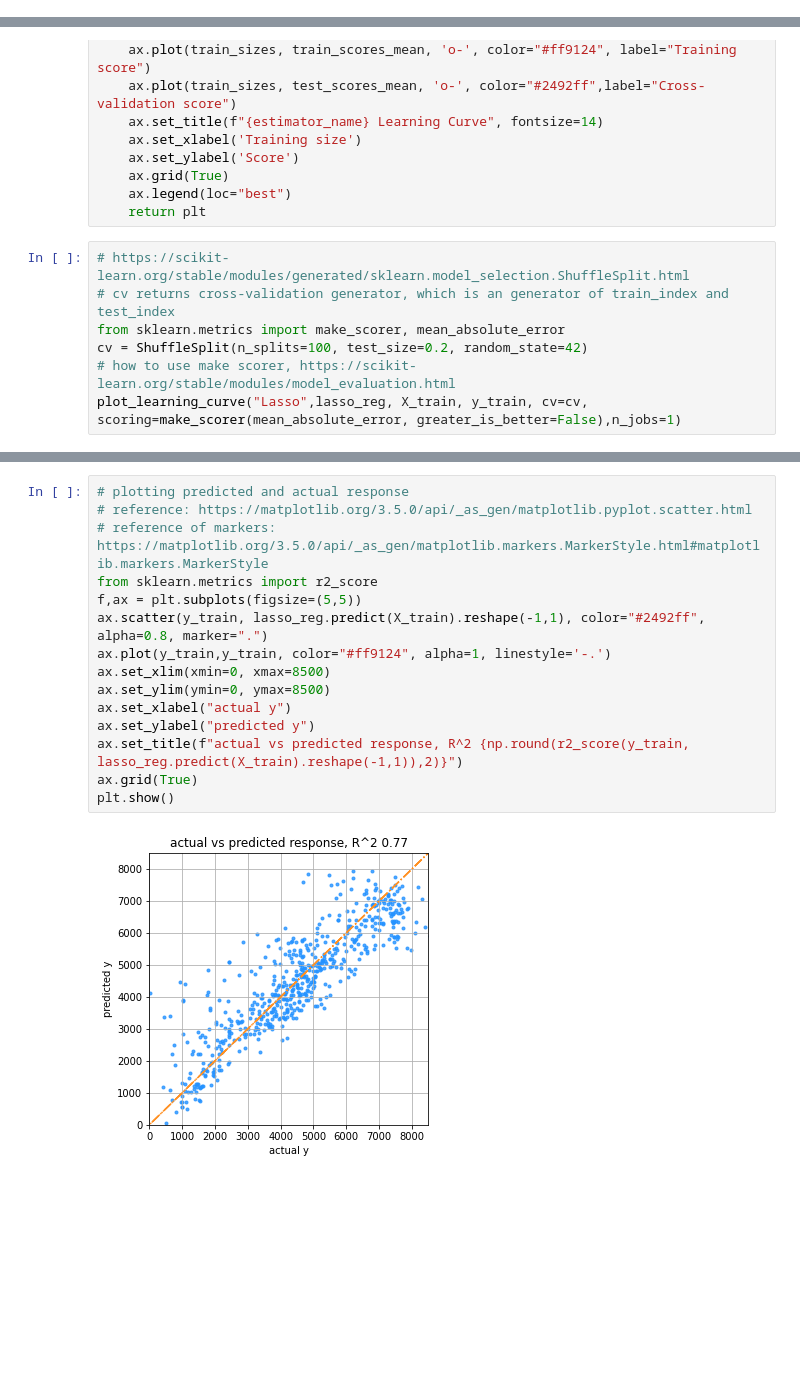
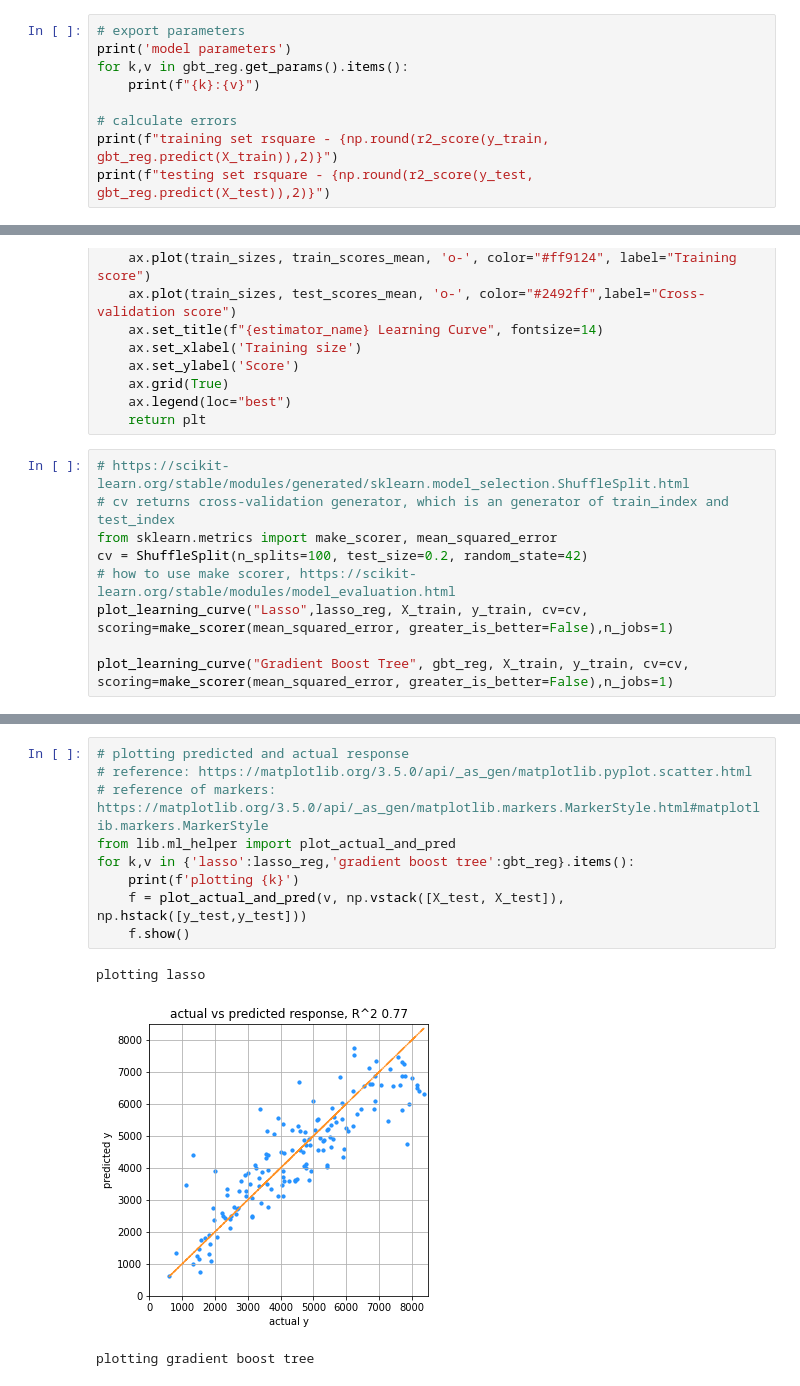
Before and after one commit to yuchen0908/explainable_ml, a Jupyter notebook: s4.1_bike_rental.ipynb, the cells around one changed output, grey strips where cells are left out. Cells and saved outputs as stored; diff of their text form; blank space fills up the shorter version.

```diff
--- a/s4.1_bike_rental.ipynb
+++ b/s4.1_bike_rental.ipynb
@@ -245,0 +310,9 @@ intercept - 3979.8336964987725
+# %%
+# export parameters
+print('model parameters')
+for k,v in gbt_reg.get_params().items():
+    print(f"{k}:{v}")
+
+# calculate errors
+print(f"training set rsquare - {np.round(r2_score(y_train, gbt_reg.predict(X_train)),2)}")
+print(f"testing set rsquare - {np.round(r2_score(y_test, gbt_reg.predict(X_test)),2)}")
@@ -294,9 +385,11 @@ def plot_learning_curve(estimator_name, estimator, X, y, ylim=None, cv=None, n_j
 # %%
 # https://scikit-learn.org/stable/modules/generated/sklearn.model_selection.ShuffleSplit.html
 # cv returns cross-validation generator, which is an generator of train_index and test_index
-from sklearn.metrics import make_scorer, mean_absolute_error
+from sklearn.metrics import make_scorer, mean_squared_error
 cv = ShuffleSplit(n_splits=100, test_size=0.2, random_state=42)
 # how to use make scorer, https://scikit-learn.org/stable/modules/model_evaluation.html
-plot_learning_curve("Lasso",lasso_reg, X_train, y_train, cv=cv, scoring=make_scorer(mean_absolute_error, greater_is_better=False),n_jobs=1)
+plot_learning_curve("Lasso",lasso_reg, X_train, y_train, cv=cv, scoring=make_scorer(mean_squared_error, greater_is_better=False),n_jobs=1)
+
+plot_learning_curve("Gradient Boost Tree", gbt_reg, X_train, y_train, cv=cv, scoring=make_scorer(mean_squared_error, greater_is_better=False),n_jobs=1)
 # %% [output]
 <module 'matplotlib.pyplot' from 'e:\\Projects\\Envs\\Repo\\lib\\site-packages\\matplotlib\\pyplot.py'>
@@ -314,17 +410,13 @@ g.legend(loc='best')
 # %%
 # plotting predicted and actual response
 # reference: https://matplotlib.org/3.5.0/api/_as_gen/matplotlib.pyplot.scatter.html
 # reference of markers: https://matplotlib.org/3.5.0/api/_as_gen/matplotlib.markers.MarkerStyle.html#matplotlib.markers.MarkerStyle
-from sklearn.metrics import r2_score
-f,ax = plt.subplots(figsize=(5,5))
-ax.scatter(y_train, lasso_reg.predict(X_train).reshape(-1,1), color="#2492ff", alpha=0.8, marker=".")
-ax.plot(y_train,y_train, color="#ff9124", alpha=1, linestyle='-.')
-ax.set_xlim(xmin=0, xmax=8500)
-ax.set_ylim(ymin=0, ymax=8500)
-ax.set_xlabel("actual y")
-ax.set_ylabel("predicted y")
-ax.set_title(f"actual vs predicted response, R^2 {np.round(r2_score(y_train, lasso_reg.predict(X_train).reshape(-1,1)),2)}")
-ax.grid(True)
-plt.show()
+from lib.ml_helper import plot_actual_and_pred
+for k,v in {'lasso':lasso_reg,'gradient boost tree':gbt_reg}.items():
+    print(f'plotting {k}')
+    f = plot_actual_and_pred(v, np.vstack([X_test, X_test]), np.hstack([y_test,y_test]))
+    f.show()
 # %% [output]
+plotting lasso
-[figure, old version]
+[figure, new version]
+plotting gradient boost tree
```
Also changed, not shown: parts of 10 cells of this notebook, 3 other files.
